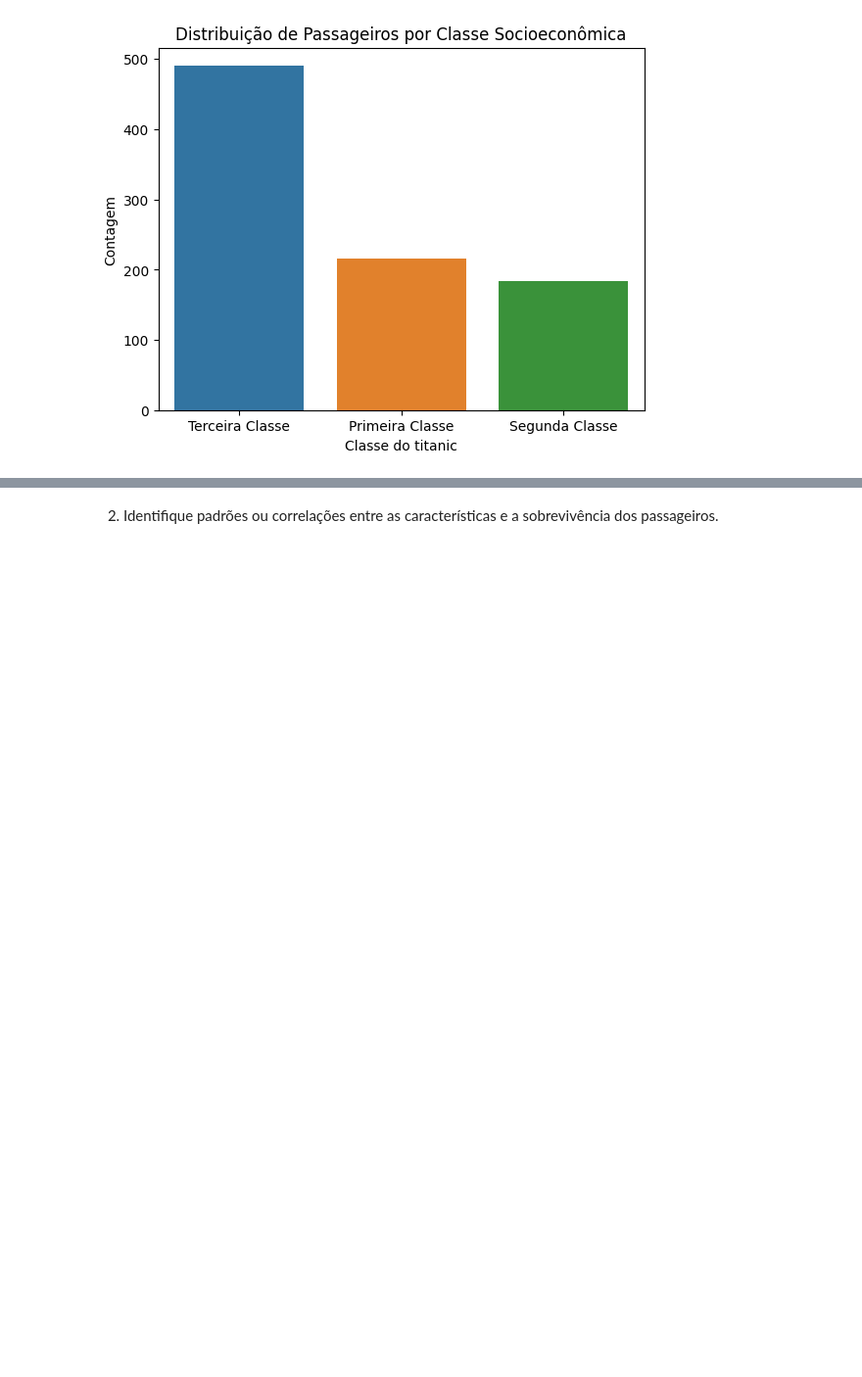
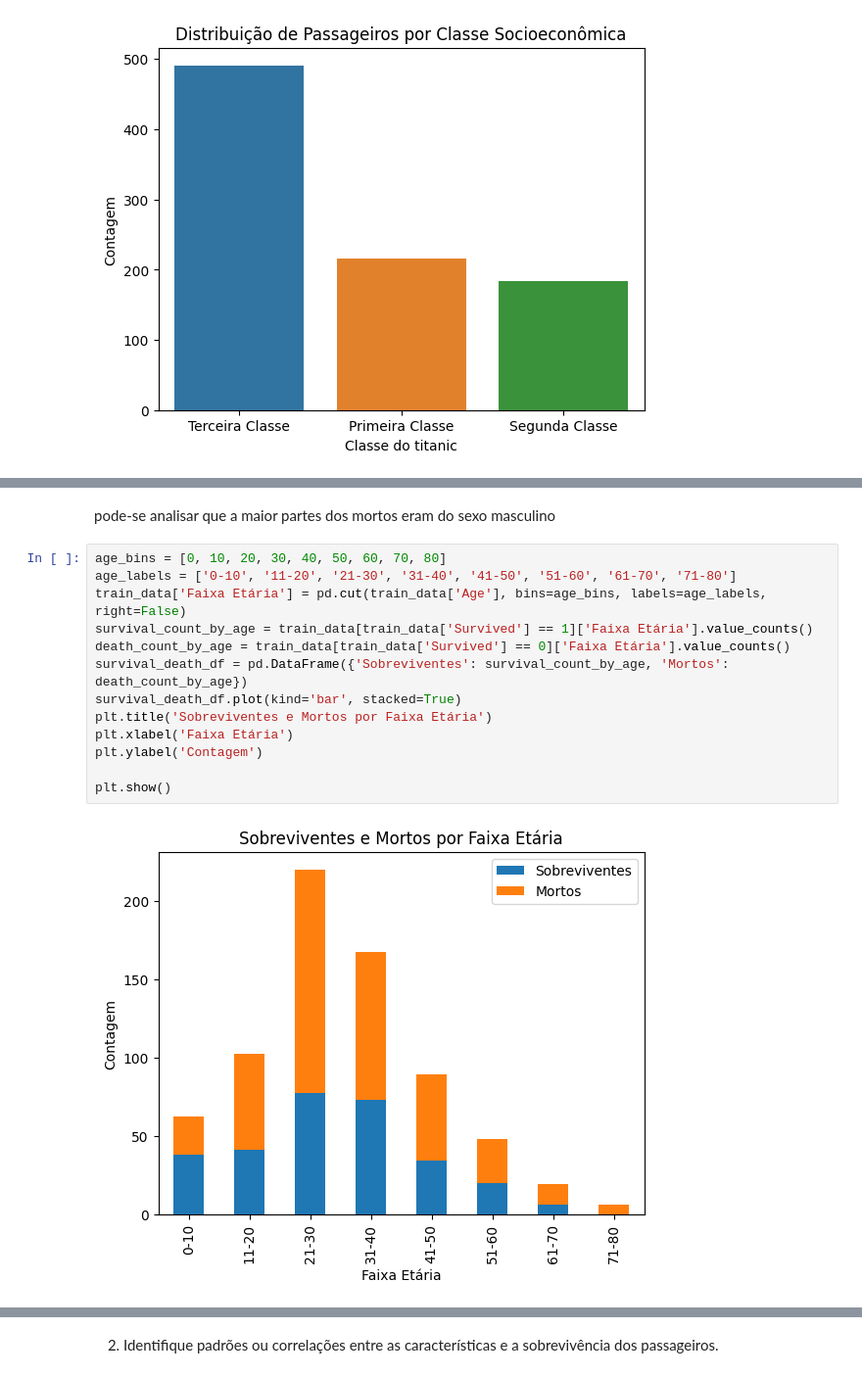
Before and after one commit to MateusCPassos/Trabalho-de-analise-de-dados, a Jupyter notebook: Untitled8.ipynb, the cells around one changed output, grey strips where cells are left out. Shown: that part at 98% size. Saved outputs shown, nothing was run; the diff lists cells and outputs as text; blank space fills up the shorter version.

```diff
--- a/Untitled8.ipynb
+++ b/Untitled8.ipynb
@@ -69,0 +112,17 @@ plt.show()
+# %% [markdown]
+pode-se analisar que a maior partes dos mortos eram do sexo masculino
+# %%
+age_bins = [0, 10, 20, 30, 40, 50, 60, 70, 80]
+age_labels = ['0-10', '11-20', '21-30', '31-40', '41-50', '51-60', '61-70', '71-80']
+train_data['Faixa Etária'] = pd.cut(train_data['Age'], bins=age_bins, labels=age_labels, right=False)
+survival_count_by_age = train_data[train_data['Survived'] == 1]['Faixa Etária'].value_counts()
+death_count_by_age = train_data[train_data['Survived'] == 0]['Faixa Etária'].value_counts()
+survival_death_df = pd.DataFrame({'Sobreviventes': survival_count_by_age, 'Mortos': death_count_by_age})
+survival_death_df.plot(kind='bar', stacked=True)
+plt.title('Sobreviventes e Mortos por Faixa Etária')
+plt.xlabel('Faixa Etária')
+plt.ylabel('Contagem')
+
+plt.show()
+# %% [output]
+[figure, added]
```
Also changed, not shown: parts of 10 cells of this notebook.
